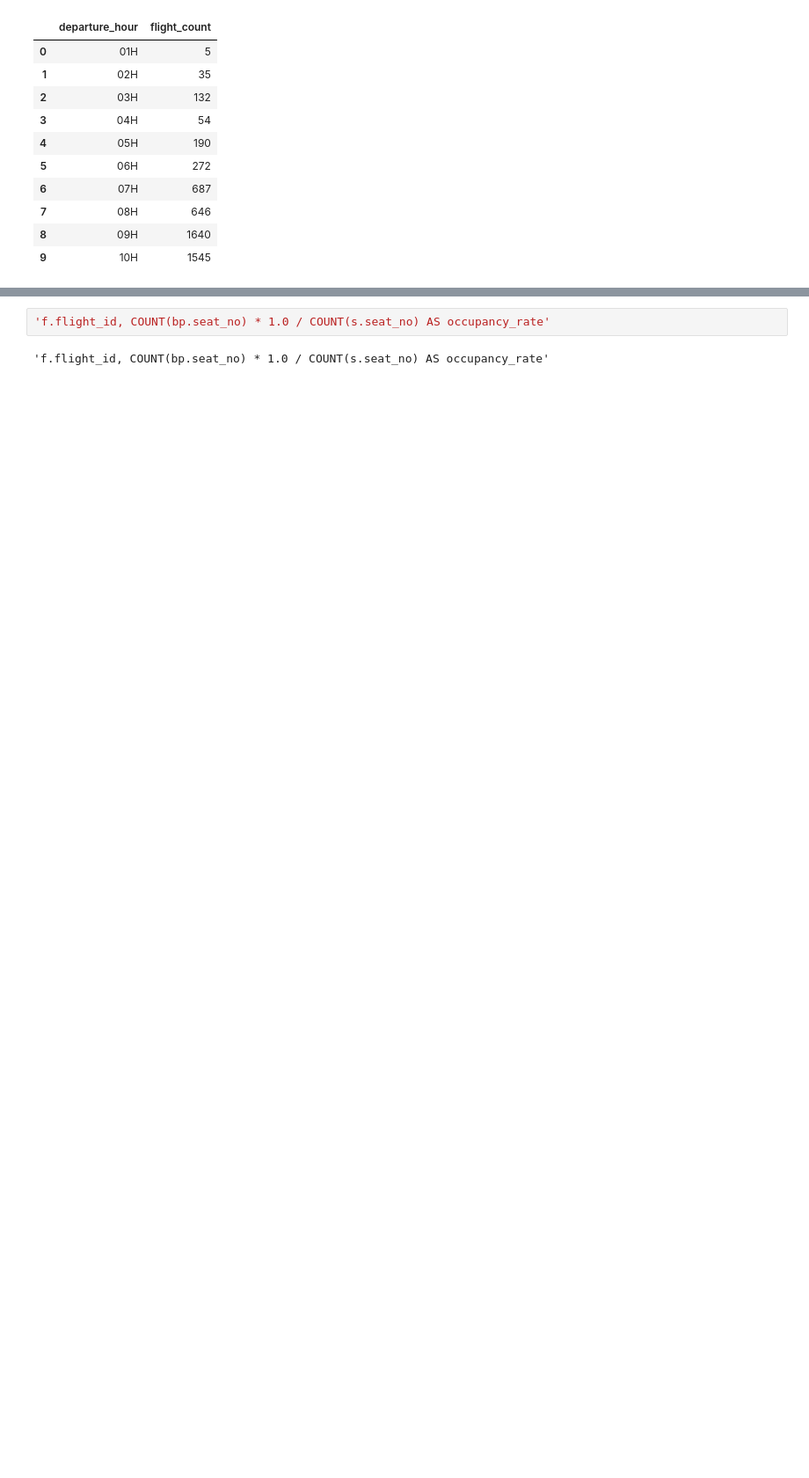
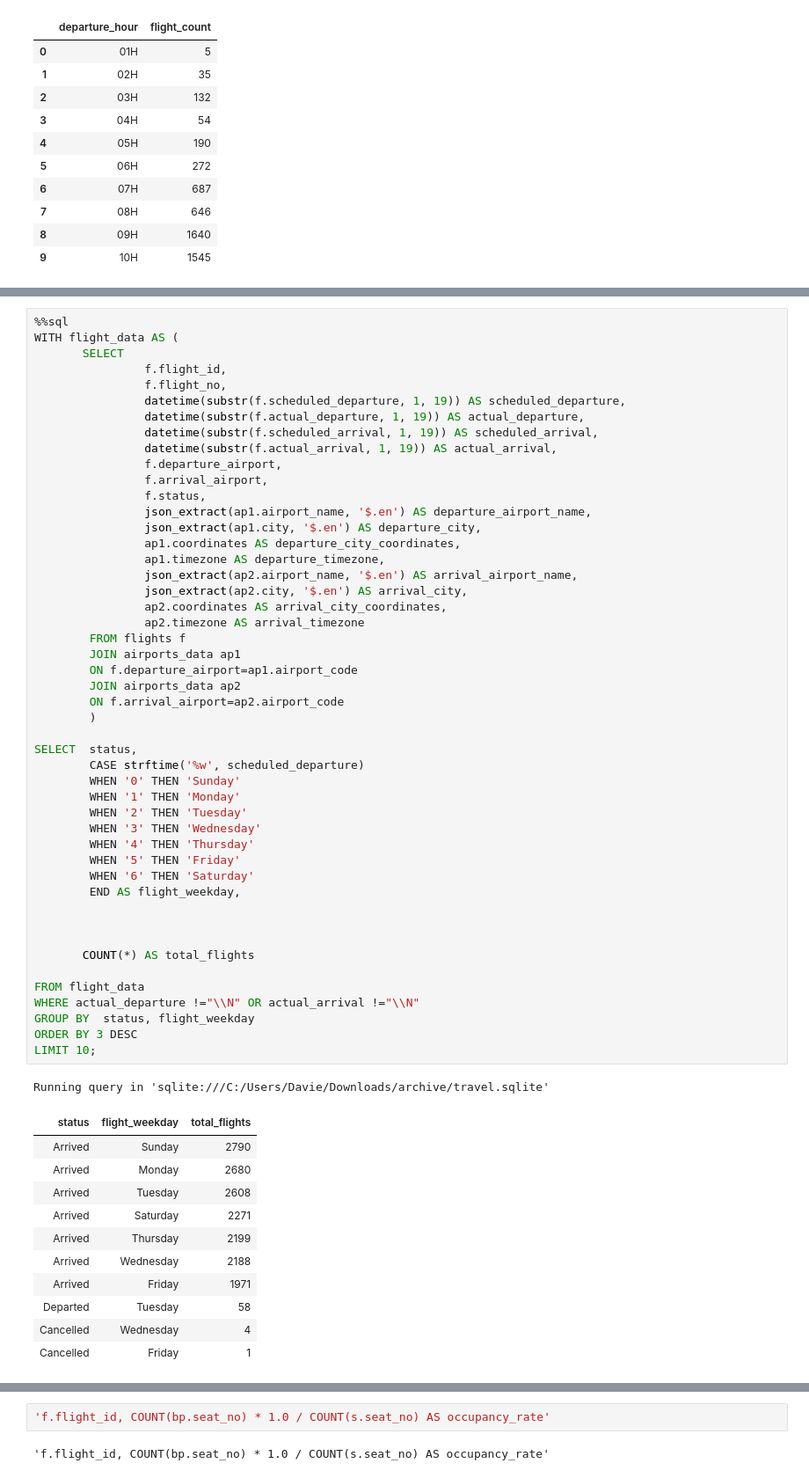
Before and after one commit to Daviedavie100/SQL_Projects, a Jupyter notebook: data.ipynb, the cells around one changed output, grey strips where cells are left out. Shown at 88% size. Saved outputs shown, nothing was run; the diff lists cells and outputs as text; blank space fills up the shorter version.

```diff
--- a/data.ipynb
+++ b/data.ipynb
@@ -650,3 +731,64 @@ df_days
 | 7 | Arrived | Monday | 2680 |
 | 8 | Arrived | Saturday | 2271 |
 | 9 | Arrived | Sunday | 2790 |
+# %%
+%%sql
+WITH flight_data AS (
+       SELECT
+                f.flight_id,
+                f.flight_no,
+                datetime(substr(f.scheduled_departure, 1, 19)) AS scheduled_departure,
+                datetime(substr(f.actual_departure, 1, 19)) AS actual_departure,
+                datetime(substr(f.scheduled_arrival, 1, 19)) AS scheduled_arrival,
+                datetime(substr(f.actual_arrival, 1, 19)) AS actual_arrival,
+                f.departure_airport,
+                f.arrival_airport,
+                f.status,
+                json_extract(ap1.airport_name, '$.en') AS departure_airport_name,
+                json_extract(ap1.city, '$.en') AS departure_city,
+                ap1.coordinates AS departure_city_coordinates,
+                ap1.timezone AS departure_timezone,
+                json_extract(ap2.airport_name, '$.en') AS arrival_airport_name,
+                json_extract(ap2.city, '$.en') AS arrival_city,
+                ap2.coordinates AS arrival_city_coordinates,
+                ap2.timezone AS arrival_timezone
+        FROM flights f
+        JOIN airports_data ap1
+        ON f.departure_airport=ap1.airport_code
+        JOIN airports_data ap2
+        ON f.arrival_airport=ap2.airport_code
+        )
+
+SELECT  status,
+        CASE strftime('%w', scheduled_departure)
+        WHEN '0' THEN 'Sunday'
+        WHEN '1' THEN 'Monday'
+        WHEN '2' THEN 'Tuesday'
+        WHEN '3' THEN 'Wednesday'
+        WHEN '4' THEN 'Thursday'
+        WHEN '5' THEN 'Friday'
+        WHEN '6' THEN 'Saturday'
+        END AS flight_weekday,
+
+
+
+       COUNT(*) AS total_flights
+
+FROM flight_data
+WHERE actual_departure !="\\N" OR actual_arrival !="\\N"
+GROUP BY  status, flight_weekday
+ORDER BY 3 DESC
+LIMIT 10;
+# %% [output]
+Running query in 'sqlite:///C:/Users/Davie/Downloads/archive/travel.sqlite'
+| status | flight_weekday | total_flights |
+| Arrived | Sunday | 2790 |
+| Arrived | Monday | 2680 |
+| Arrived | Tuesday | 2608 |
+| Arrived | Saturday | 2271 |
+| Arrived | Thursday | 2199 |
+| Arrived | Wednesday | 2188 |
+| Arrived | Friday | 1971 |
+| Departed | Tuesday | 58 |
+| Cancelled | Wednesday | 4 |
+| Cancelled | Friday | 1 |
```
Also changed, not shown: parts of 4 cells of this notebook.
